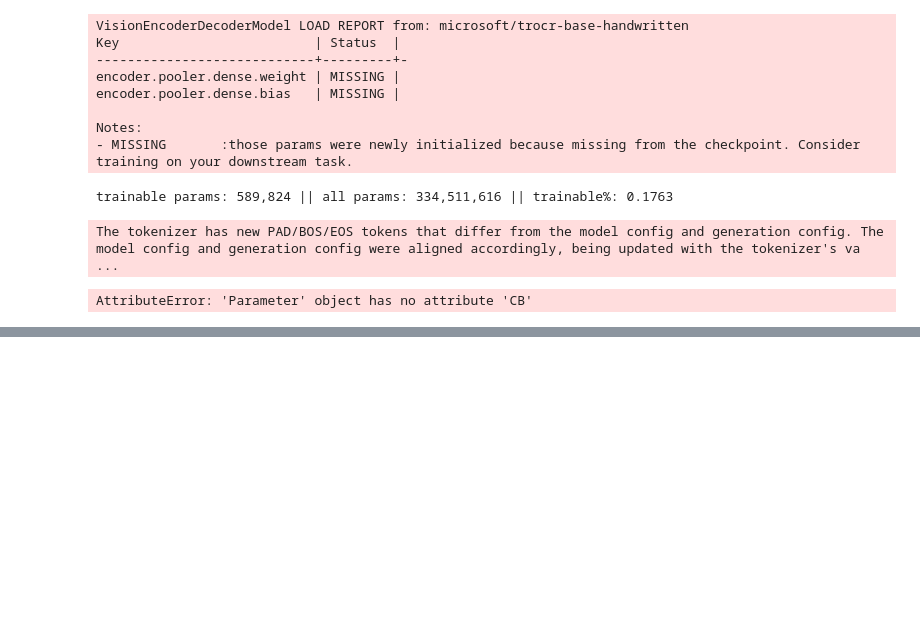
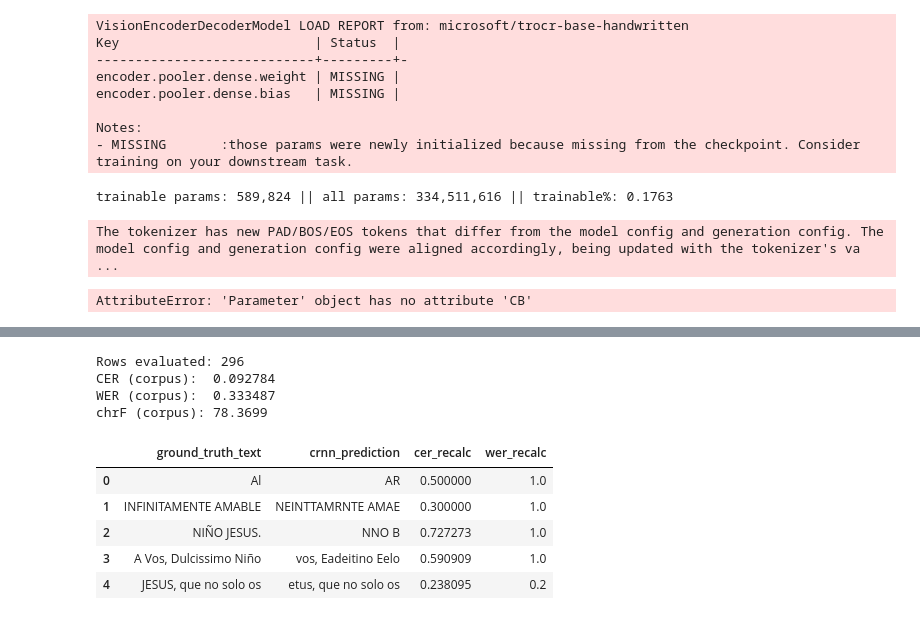
Before and after one commit to VHemanth45/Test1, a Jupyter notebook: workaround.ipynb, the cells around one changed output, grey strips where cells are left out. Cells and saved outputs as stored; diff of their text form; code cells hidden in the pictures; blank space fills up the shorter version.

```diff
--- a/sample.ipynb
+++ b/workaround.ipynb
@@ -242,0 +381,62 @@ AttributeError: 'Parameter' object has no attribute 'CB'
+# %%
+import pandas as pd
+import numpy as np
+import sys
+import subprocess
+
+# Install metrics packages if missing
+try:
+    import jiwer
+except ImportError:
+    subprocess.check_call([sys.executable, "-m", "pip", "install", "jiwer", "-q"])
+    import jiwer
+
+try:
+    from sacrebleu.metrics import CHRF
+except ImportError:
+    subprocess.check_call([sys.executable, "-m", "pip", "install", "sacrebleu", "-q"])
+    from sacrebleu.metrics import CHRF
+
+# Load CRNN evaluation results
+results_path = "/home/hemanth/Documents/RenAIssance/Test1/kraken_eval_results.csv"
+eval_df = pd.read_csv(results_path)
+
+# Keep only needed columns and clean missing values
+eval_df = eval_df[["ground_truth_text", "crnn_prediction"]].copy()
+eval_df["ground_truth_text"] = eval_df["ground_truth_text"].fillna("").astype(str)
+eval_df["crnn_prediction"] = eval_df["crnn_prediction"].fillna("").astype(str)
+
+# Remove BOM if present in text
+eval_df["ground_truth_text"] = eval_df["ground_truth_text"].str.replace("\ufeff", "", regex=False)
+eval_df["crnn_prediction"] = eval_df["crnn_prediction"].str.replace("\ufeff", "", regex=False)
+
+refs = eval_df["ground_truth_text"].tolist()
+hyps = eval_df["crnn_prediction"].tolist()
+
+# Per-line metrics (optional but useful for analysis)
+eval_df["cer_recalc"] = [jiwer.cer(r, h) for r, h in zip(refs, hyps)]
+eval_df["wer_recalc"] = [jiwer.wer(r, h) for r, h in zip(refs, hyps)]
+
+# Corpus-level metrics
+corpus_cer = jiwer.cer("\n".join(refs), "\n".join(hyps))
+corpus_wer = jiwer.wer("\n".join(refs), "\n".join(hyps))
+chrf_metric = CHRF()
+corpus_chrf = chrf_metric.corpus_score(hyps, [refs]).score
+
+print(f"Rows evaluated: {len(eval_df)}")
+print(f"CER (corpus):  {corpus_cer:.6f}")
+print(f"WER (corpus):  {corpus_wer:.6f}")
+print(f"chrF (corpus): {corpus_chrf:.4f}")
+
+display(eval_df[["ground_truth_text", "crnn_prediction", "cer_recalc", "wer_recalc"]].head())
+# %% [output]
+Rows evaluated: 296
+CER (corpus):  0.092784
+WER (corpus):  0.333487
+chrF (corpus): 78.3699
+|  | ground_truth_text | crnn_prediction | cer_recalc | wer_recalc |
+| 0 | Al | AR | 0.500000 | 1.0 |
+| 1 | INFINITAMENTE AMABLE | NEINTTAMRNTE AMAE | 0.300000 | 1.0 |
+| 2 | NIÑO JESUS. | NNO B | 0.727273 | 1.0 |
+| 3 | A Vos, Dulcissimo Niño | vos, Eadeitino Eelo | 0.590909 | 1.0 |
+| 4 | JESUS, que no solo os | etus, que no solo os | 0.238095 | 0.2 |
```
Also changed, not shown: parts of 4 cells of this notebook, 17 other files.
